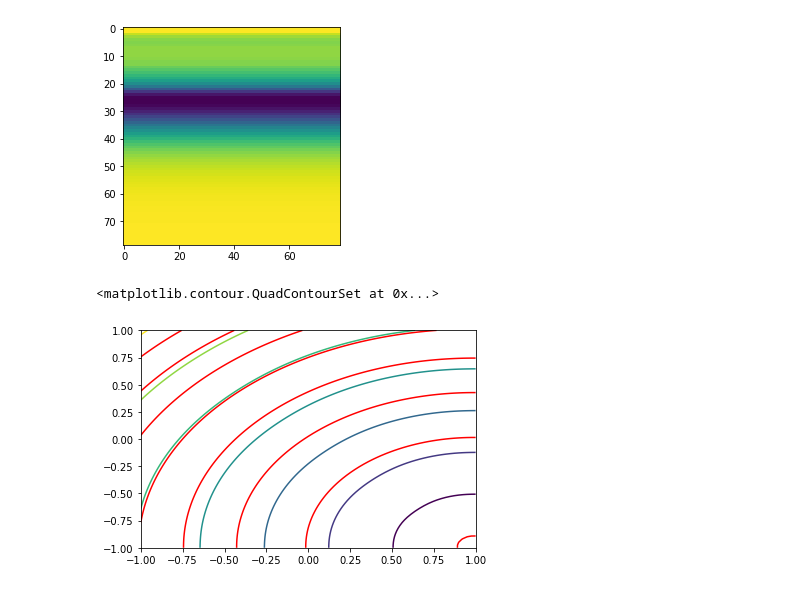
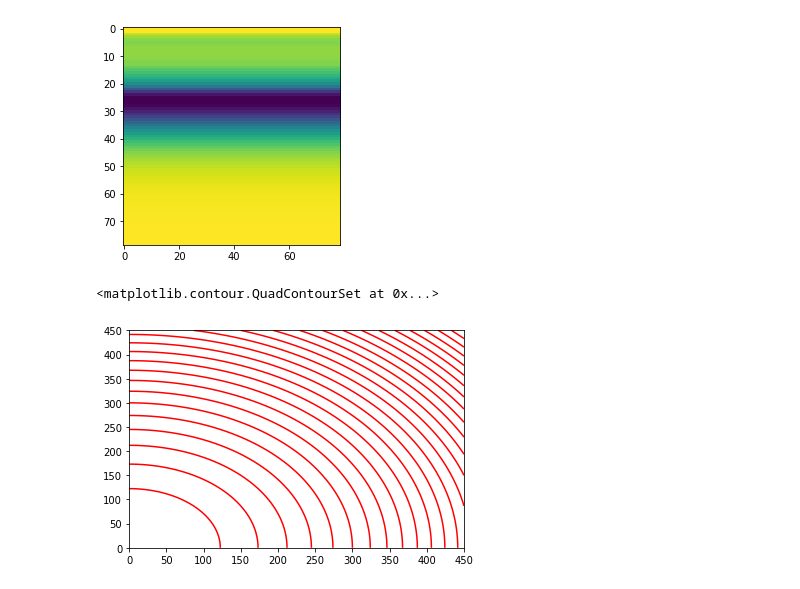
Before and after one commit to blair3sat/irss, a Jupyter notebook: sim2d.ipynb, the cells around one changed output. Cells and saved outputs as stored; diff of their text form; code cells hidden in the pictures.

```diff
--- a/sim2d.ipynb
+++ b/sim2d.ipynb
@@ -79,19 +79,19 @@ plt.imshow(i2d)
 <matplotlib.image.AxesImage at 0x...>
 [figure]
 # %%
-X, Y = np.meshgrid(np.linspace(-1,1,len(index)), np.linspace(-1,1,len(index)))
-phi = (X-0.99)**2+(Y+0.99)**2 - 0.01
+X, Y = np.meshgrid(np.linspace(0,450,len(index)), np.linspace(0,450,len(index)))
+phi = (X)**2+(Y)**2 - 0.01
 # phi = X**2+Y**2
 
 tt = skfmm.travel_time(phi, constants.c * i2d, dx=0.5/500)
 
 #plt.imshow(tt)
 
 #plt.scatter([phi[0]], c[phi[1]], s=100, facecolors="none", edgecolors="orange", lw=5)
 
 #plt.plot()
-plt.contour(X,Y,phi,colors ='red')
-plt.contour(X,Y,tt)
+plt.contour(X,Y,phi,30, colors ='red')
+#plt.contour(X,Y,tt, 30)
 # %% [output]
 <matplotlib.contour.QuadContourSet at 0x...>
-[figure, old version]
+[figure, new version]
```
Also changed, not shown: parts of 1 cell of this notebook.
